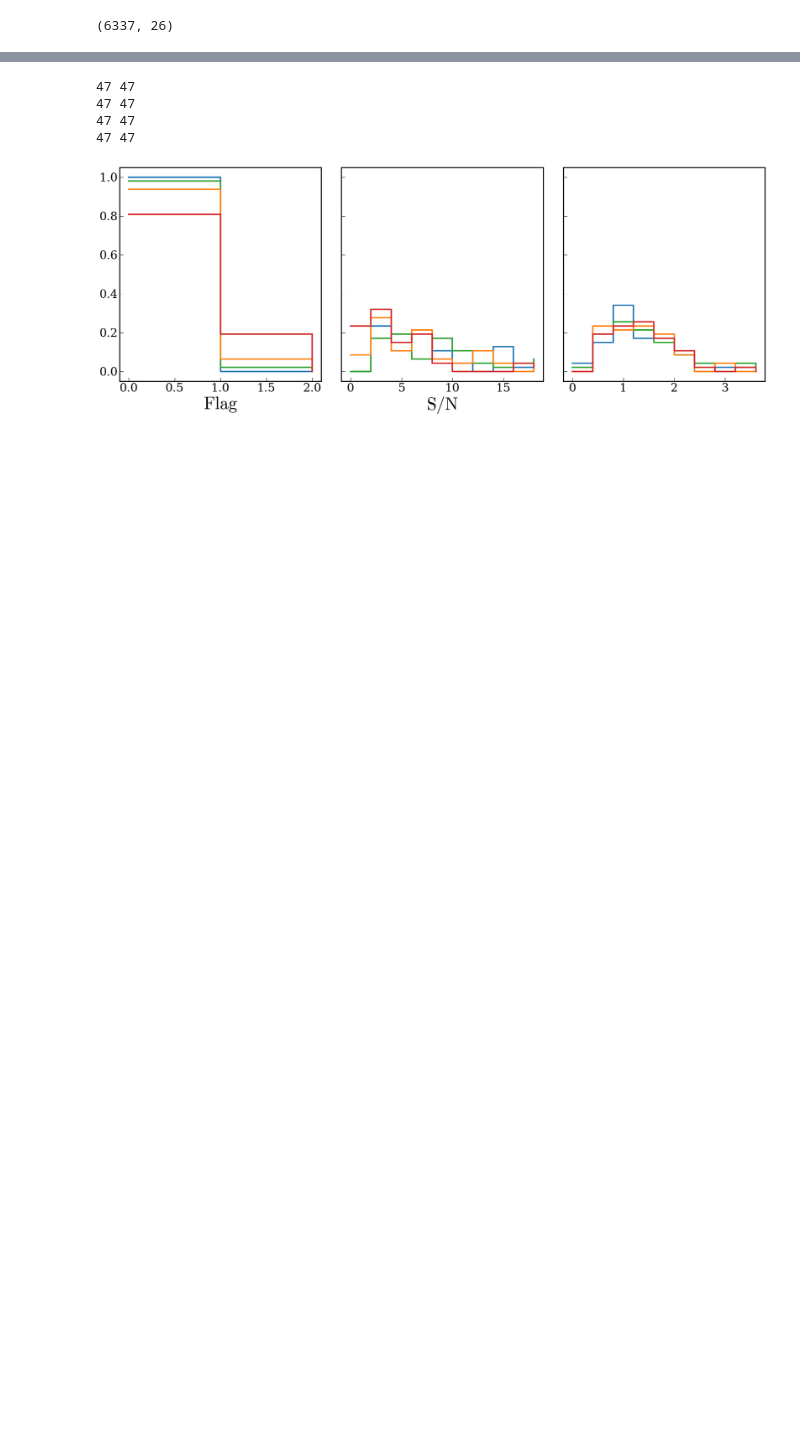
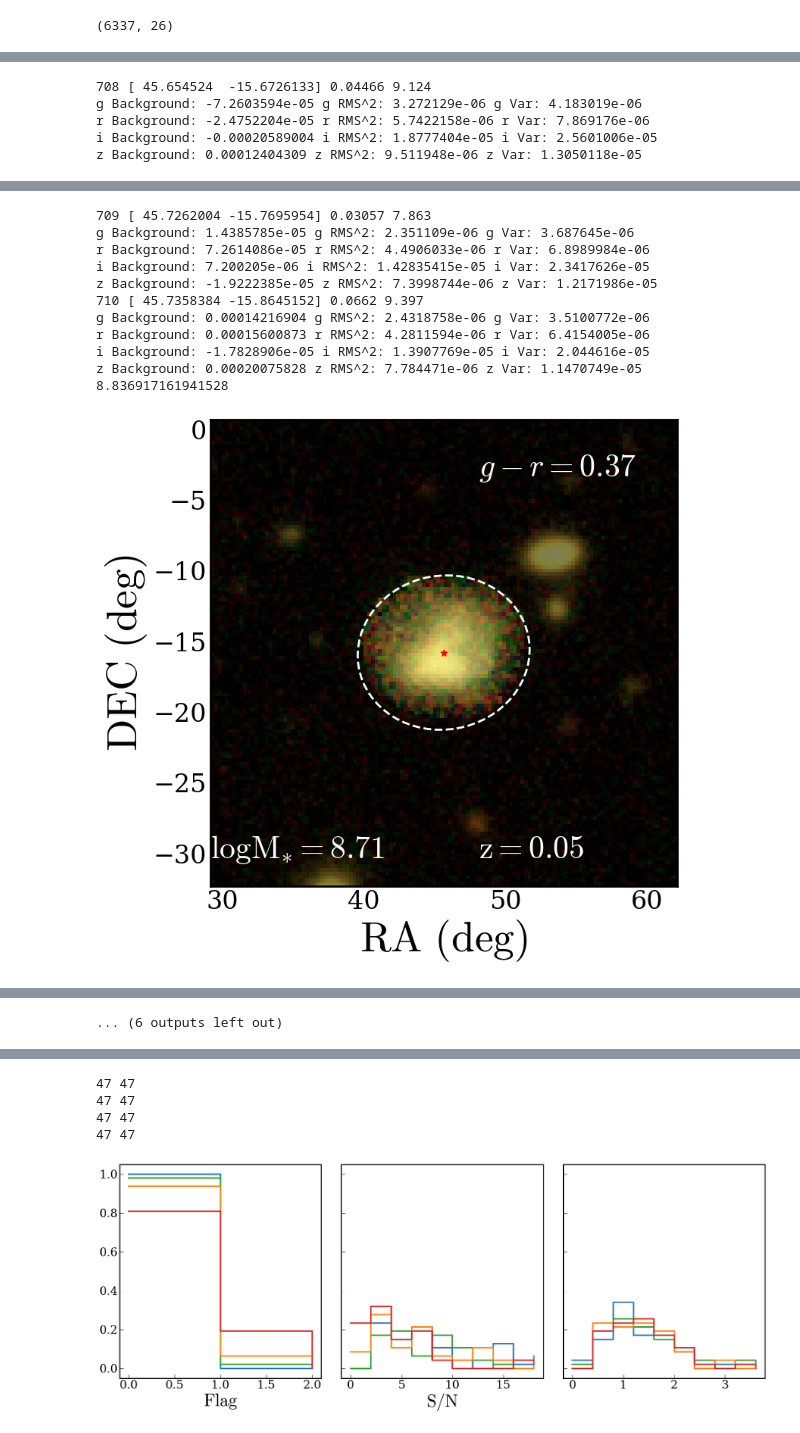
Before and after one commit to joy-228/morphy, a Jupyter notebook: main_morphology.ipynb, the cells around one changed output, grey strips where cells are left out. Saved outputs shown, nothing was run; the diff lists cells and outputs as text; code cells hidden in the pictures; blank space fills up the shorter version.

```diff
--- a/main_morphology.ipynb
+++ b/main_morphology.ipynb
@@ -139,6 +123,7 @@ xx, yy = np.meshgrid(np.arange(0,128,1),np.arange(0,128,1))
 t1 = time.time()
 
 for ii,key in sources.iterrows():
+        if ii<700 or ii>710: continue
         pos = np.array([key['ra'],key['dec']])
         print(ii,pos,key['zspec'],key['logM'])
         pos_coord = SkyCoord(ra=pos[0]*u.degree, dec=pos[1]*u.degree, frame='icrs')
@@ -249,3 +234,4 @@ for ii,key in sources.iterrows():
 
 t2= time.time()
 print(t2-t1)
+# %% [output]
@@ -251,0 +282,5 @@ print(t2-t1)
+708 [ 45.654524  -15.6726133] 0.04466 9.124
+g Background: -7.2603594e-05 g RMS^2: 3.272129e-06 g Var: 4.183019e-06
+r Background: -2.4752204e-05 r RMS^2: 5.7422158e-06 r Var: 7.869176e-06
+i Background: -0.00020589004 i RMS^2: 1.8777404e-05 i Var: 2.5601006e-05
+z Background: 0.00012404309 z RMS^2: 9.511948e-06 z Var: 1.3050118e-05
@@ -251,0 +289,12 @@ print(t2-t1)
+709 [ 45.7262004 -15.7695954] 0.03057 7.863
+g Background: 1.4385785e-05 g RMS^2: 2.351109e-06 g Var: 3.687645e-06
+r Background: 7.2614086e-05 r RMS^2: 4.4906033e-06 r Var: 6.8989984e-06
+i Background: 7.200205e-06 i RMS^2: 1.42835415e-05 i Var: 2.3417626e-05
+z Background: -1.9222385e-05 z RMS^2: 7.3998744e-06 z Var: 1.2171986e-05
+710 [ 45.7358384 -15.8645152] 0.0662 9.397
+g Background: 0.00014216904 g RMS^2: 2.4318758e-06 g Var: 3.5100772e-06
+r Background: 0.00015600873 r RMS^2: 4.2811594e-06 r Var: 6.4154005e-06
+i Background: -1.7828906e-05 i RMS^2: 1.3907769e-05 i Var: 2.044616e-05
+z Background: 0.00020075828 z RMS^2: 7.784471e-06 z Var: 1.1470749e-05
+8.836917161941528
+[figure, added]
@@ -252,3 +305,4 @@ print(t2-t1)
+... (6 outputs left out)
 # %%
 morph_all = np.array(morph_par)
 print(np.shape(morph_all))
```
Also changed, not shown: parts of 4 cells of this notebook, 4 other files.
